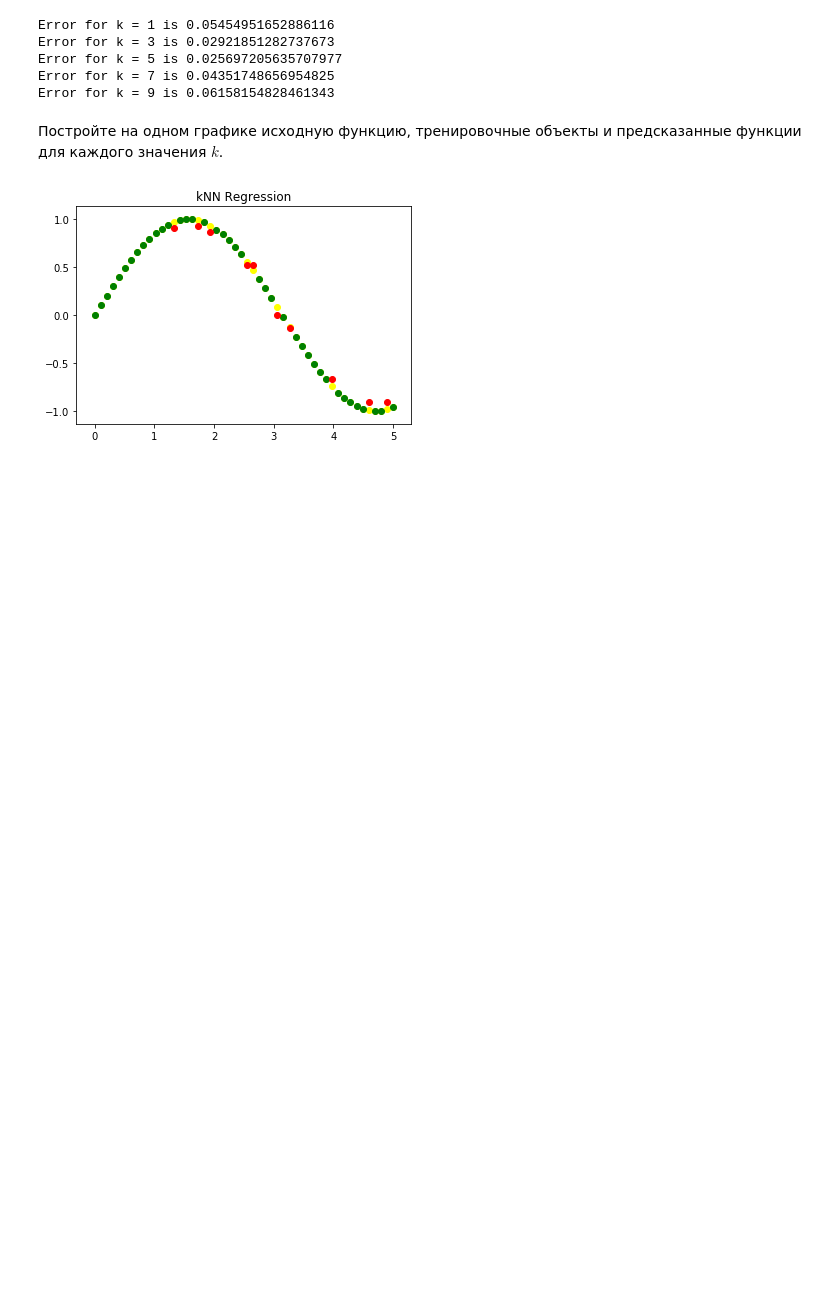
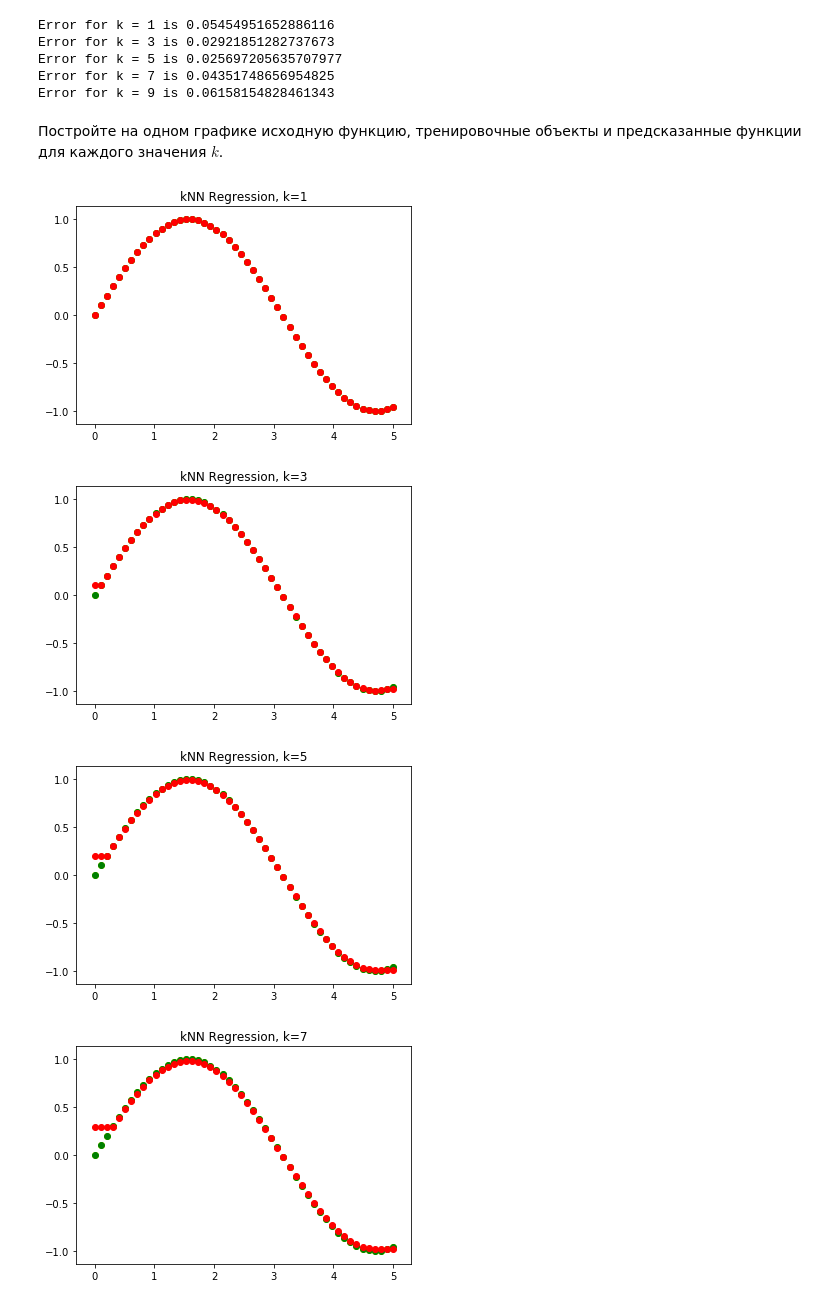
Before and after one commit to Pushkinue/data_analysis, a Jupyter notebook: practics/lab4_knn/lab_knn.ipynb, the cells around one changed output. Saved outputs shown, nothing was run; the diff lists cells and outputs as text; code cells hidden in the pictures; blank space fills up the shorter version.

Commit message:
Add graphics to kNN

```diff
--- a/practics/lab4_knn/lab_knn.ipynb
+++ b/practics/lab4_knn/lab_knn.ipynb
@@ -126,10 +126,15 @@ Error for k = 9 is 0.06158154828461343
 # %% [markdown]
 Постройте на одном графике исходную функцию, тренировочные объекты и предсказанные функции для каждого значения $k$.
 # %%
-plt.scatter(X, y, c='yellow')
-plt.scatter(X_train, y_train, c='green')
-plt.scatter(X_test, y_pred, c='red')
-plt.title('kNN Regression')
-plt.show()
+for k in [1, 3, 5, 7, 9]:
+    y_pred = funct_kNN_regr(X, y, X, k)
+    plt.scatter(X, y, c='yellow')
+    plt.scatter(X, y, c='green')
+    plt.scatter(X, y_pred, c='red')
+    plt.title('kNN Regression, k={}'.format(k))
+    plt.show()
 # %% [output]
-[figure, old version]
+[figure, new version]
+[figure, added]
+[figure, added]
+[figure, added]
```
Also changed, not shown: parts of 1 cell of this notebook.
